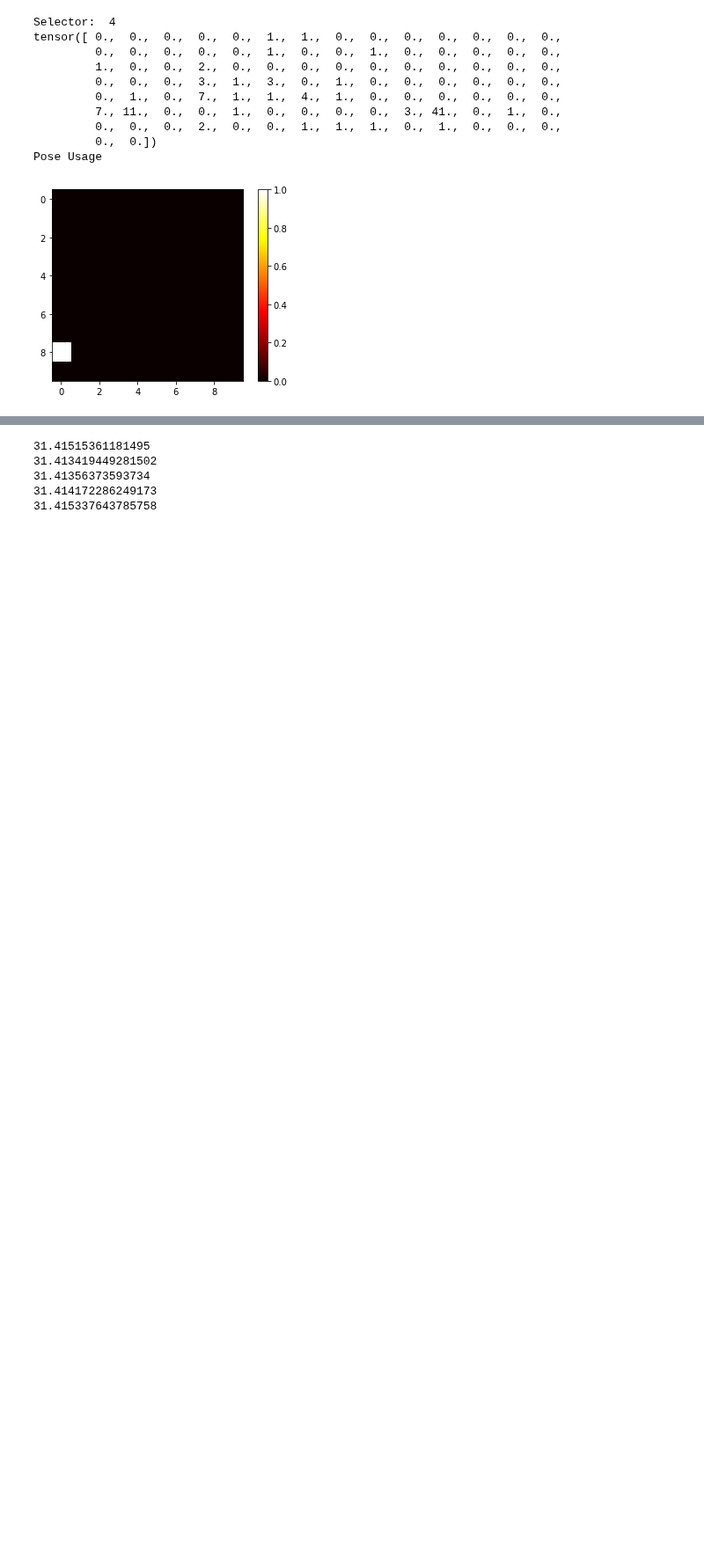
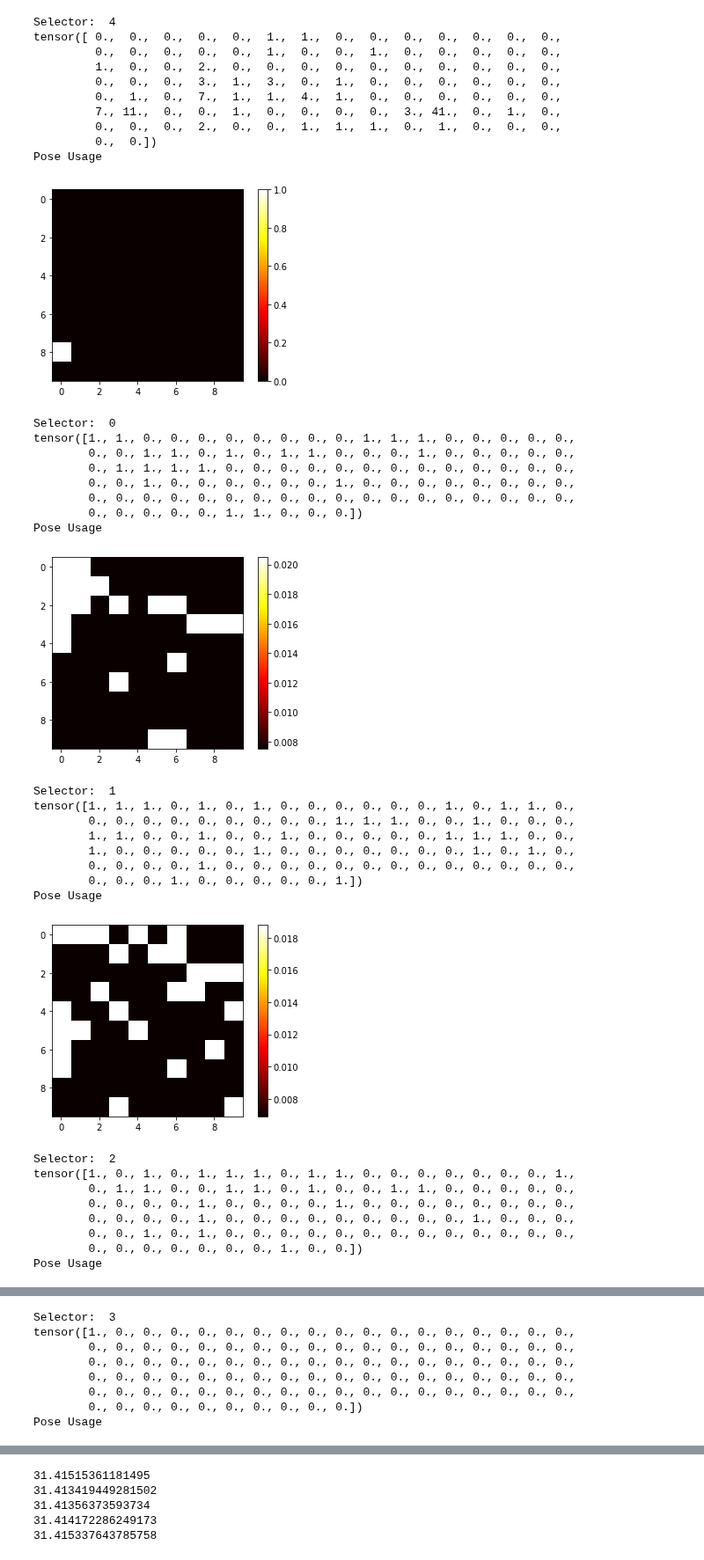
Before and after one commit to johnlime/hierarchical_som, a Jupyter notebook: demo/NavigationTaskMultiPurpose w SOM Q-Learner.ipynb, the cells around one changed output, grey strips where cells are left out. Shown at 88% size. Drawn from its saved outputs; the diff is of its cells as text; code cells hidden in the pictures; blank space fills up the shorter version.

```diff
--- a/demo/NavigationTaskMultiPurpose w SOM Q-Learner.ipynb
+++ b/demo/NavigationTaskMultiPurpose w SOM Q-Learner.ipynb
@@ -383,3 +383,45 @@ tensor([ 0.,  0.,  0.,  0.,  0.,  1.,  1.,  0.,  0.,  0.,  0.,  0.,  0.,  0.,
          0.,  0.])
 Pose Usage
 [figure]
+# %%
+for i in range(len(pose_usage)):
+    print("Selector: ", i)
+    pose_heat_map = torch.zeros(100)
+
+    for p, a in zip(pose_usage[i][0], range(len(pose_usage[i][0]))):
+        pose_heat_map[p] = 1
+
+    print(pose_heat_map)
+    pose_heat_map = softmax(pose_heat_map.float())
+
+    print("Pose Usage")
+    plt.imshow(pose_heat_map.reshape(10, 10), cmap='hot', interpolation='nearest')
+    plt.colorbar()
+    plt.show()
+# %% [output]
+Selector:  0
+tensor([1., 1., 0., 0., 0., 0., 0., 0., 0., 0., 1., 1., 1., 0., 0., 0., 0., 0.,
+        0., 0., 1., 1., 0., 1., 0., 1., 1., 0., 0., 0., 1., 0., 0., 0., 0., 0.,
+        0., 1., 1., 1., 1., 0., 0., 0., 0., 0., 0., 0., 0., 0., 0., 0., 0., 0.,
+        0., 0., 1., 0., 0., 0., 0., 0., 0., 1., 0., 0., 0., 0., 0., 0., 0., 0.,
+        0., 0., 0., 0., 0., 0., 0., 0., 0., 0., 0., 0., 0., 0., 0., 0., 0., 0.,
+        0., 0., 0., 0., 0., 1., 1., 0., 0., 0.])
+Pose Usage
+[figure, added]
+Selector:  1
+tensor([1., 1., 1., 0., 1., 0., 1., 0., 0., 0., 0., 0., 0., 1., 0., 1., 1., 0.,
+        0., 0., 0., 0., 0., 0., 0., 0., 0., 1., 1., 1., 0., 0., 1., 0., 0., 0.,
+        1., 1., 0., 0., 1., 0., 0., 1., 0., 0., 0., 0., 0., 1., 1., 1., 0., 0.,
+        1., 0., 0., 0., 0., 0., 1., 0., 0., 0., 0., 0., 0., 0., 1., 0., 1., 0.,
+        0., 0., 0., 0., 1., 0., 0., 0., 0., 0., 0., 0., 0., 0., 0., 0., 0., 0.,
+        0., 0., 0., 1., 0., 0., 0., 0., 0., 1.])
+Pose Usage
+[figure, added]
+Selector:  2
+tensor([1., 0., 1., 0., 1., 1., 1., 0., 1., 1., 0., 0., 0., 0., 0., 0., 0., 1.,
+        0., 1., 1., 0., 0., 1., 1., 0., 1., 0., 0., 1., 1., 0., 0., 0., 0., 0.,
+        0., 0., 0., 0., 1., 0., 0., 0., 0., 1., 0., 0., 0., 0., 0., 0., 0., 0.,
+        0., 0., 0., 0., 1., 0., 0., 0., 0., 0., 0., 0., 0., 0., 1., 0., 0., 0.,
+        0., 0., 1., 0., 1., 0., 0., 0., 0., 0., 0., 0., 0., 0., 0., 0., 0., 0.,
+        0., 0., 0., 0., 0., 0., 0., 1., 0., 0.])
+Pose Usage
@@ -385,0 +429,8 @@ Pose Usage
+Selector:  3
+tensor([1., 0., 0., 0., 0., 0., 0., 0., 0., 0., 0., 0., 0., 0., 0., 0., 0., 0.,
+        0., 0., 0., 0., 0., 0., 0., 0., 0., 0., 0., 0., 0., 0., 0., 0., 0., 0.,
+        0., 0., 0., 0., 0., 0., 0., 0., 0., 0., 0., 0., 0., 0., 0., 0., 0., 0.,
+        0., 0., 0., 0., 0., 0., 0., 0., 0., 0., 0., 0., 0., 0., 0., 0., 0., 0.,
+        0., 0., 0., 0., 0., 0., 0., 0., 0., 0., 0., 0., 0., 0., 0., 0., 0., 0.,
+        0., 0., 0., 0., 0., 0., 0., 0., 0., 0.])
+Pose Usage
```
Also changed, not shown: parts of 1 cell of this notebook.
